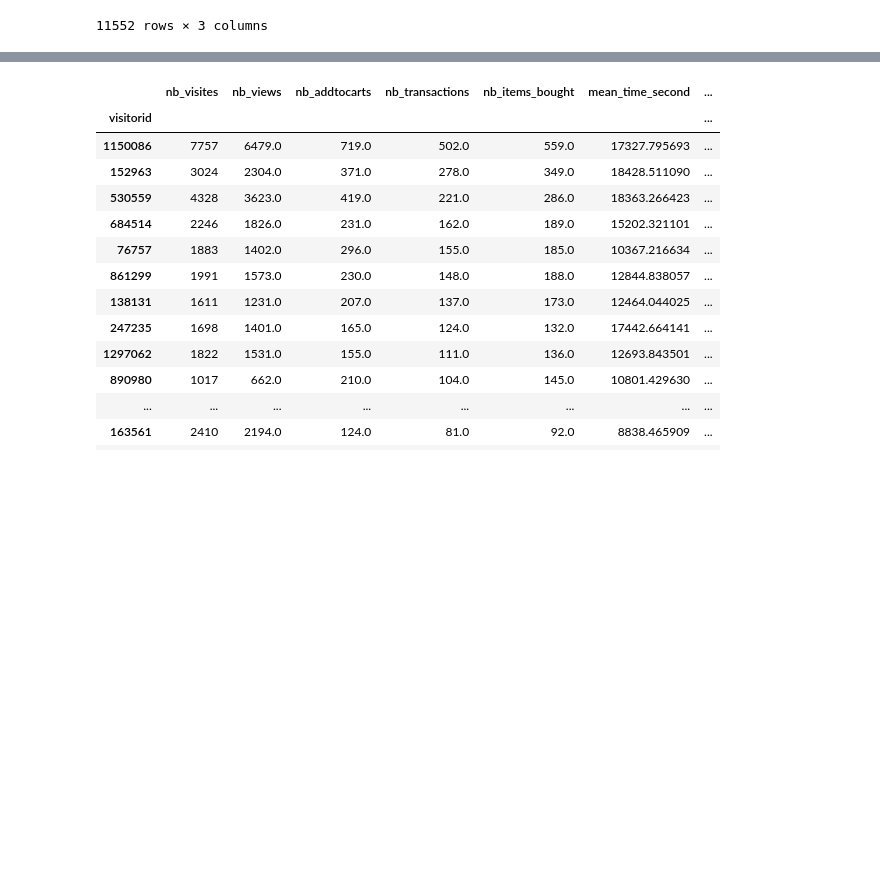
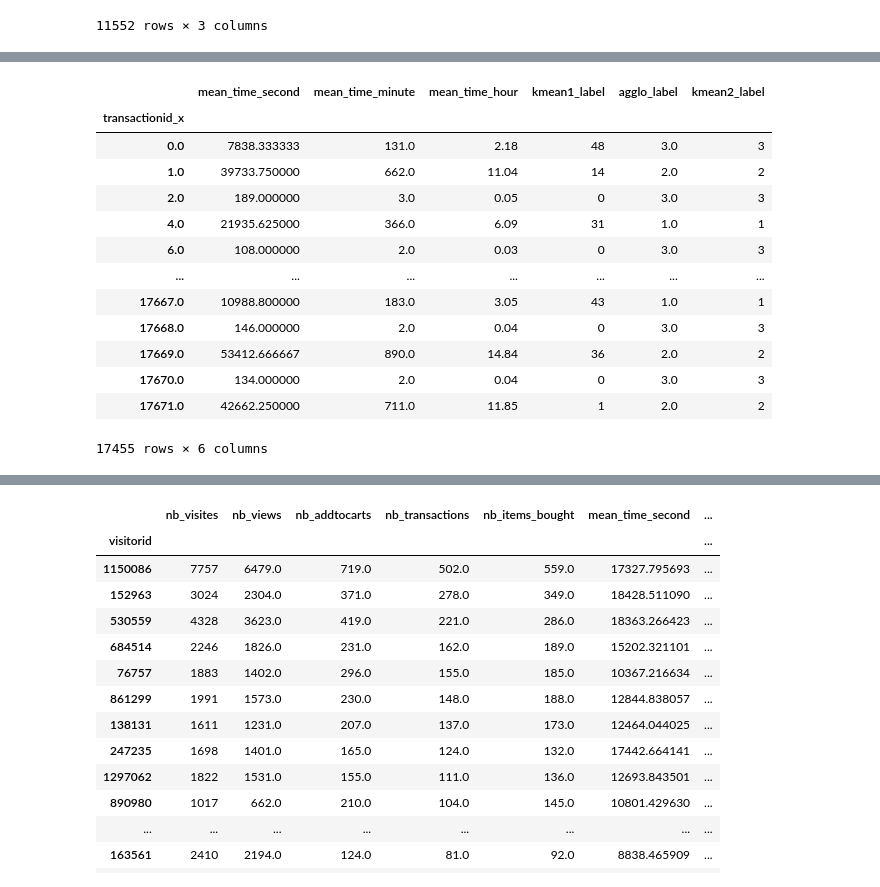
Before and after one commit to soopajot/eCommerce_Customer_Behavior, a Jupyter notebook: test.ipynb, the cells around one changed output, grey strips where cells are left out. Drawn from its saved outputs; the diff is of its cells as text; code cells hidden in the pictures; blank space fills up the shorter version.

```diff
--- a/test.ipynb
+++ b/test.ipynb
@@ -152,0 +156,39 @@ time_mean_transaction
+# %%
+# AGGLOMERATIVECLUSTERING PAR 4
+ac = AgglomerativeClustering(n_clusters = 5).fit(k1.cluster_centers_)
+cd = pd.DataFrame(k1.cluster_centers_)
+
+time_mean_transaction['kmean1_label'] = k1.labels_
+
+# DATA CLUSTERING
+for i in list(cd.index):
+    time_mean_transaction.loc[time_mean_transaction['kmean1_label'] == cd.index[i], 'agglo_label'] = ac.labels_[i]
+
+# GET NEW CENTROIDS = MEAN OF AGGLO 4 LABELS
+new_centroids = time_mean_transaction.groupby('agglo_label').mean()
+new_time_mean_transaction = time_mean_transaction.drop(['agglo_label'], axis=1)
+
+k2 = KMeans(n_clusters=5, init=new_centroids)
+k2.fit(new_time_mean_transaction)
+
+# Centroids and labels
+k2_centroids = k2.cluster_centers_
+k2_labels = k2.labels_
+
+time_mean_transaction['kmean2_label'] = k2.labels_
+time_mean_transaction
+# %% [output]
+|  | mean_time_second | mean_time_minute | mean_time_hour | kmean1_label | agglo_label | kmean2_label |
+| transactionid_x |  |  |  |  |  |  |
+| 0.0 | 7838.333333 | 131.0 | 2.18 | 48 | 3.0 | 3 |
+| 1.0 | 39733.750000 | 662.0 | 11.04 | 14 | 2.0 | 2 |
+| 2.0 | 189.000000 | 3.0 | 0.05 | 0 | 3.0 | 3 |
+| 4.0 | 21935.625000 | 366.0 | 6.09 | 31 | 1.0 | 1 |
+| 6.0 | 108.000000 | 2.0 | 0.03 | 0 | 3.0 | 3 |
+| ... | ... | ... | ... | ... | ... | ... |
+| 17667.0 | 10988.800000 | 183.0 | 3.05 | 43 | 1.0 | 1 |
+| 17668.0 | 146.000000 | 2.0 | 0.04 | 0 | 3.0 | 3 |
+| 17669.0 | 53412.666667 | 890.0 | 14.84 | 36 | 2.0 | 2 |
+| 17670.0 | 134.000000 | 2.0 | 0.04 | 0 | 3.0 | 3 |
+| 17671.0 | 42662.250000 | 711.0 | 11.85 | 1 | 2.0 | 2 |
+17455 rows × 6 columns
```
Also changed, not shown: parts of 4 cells of this notebook.
